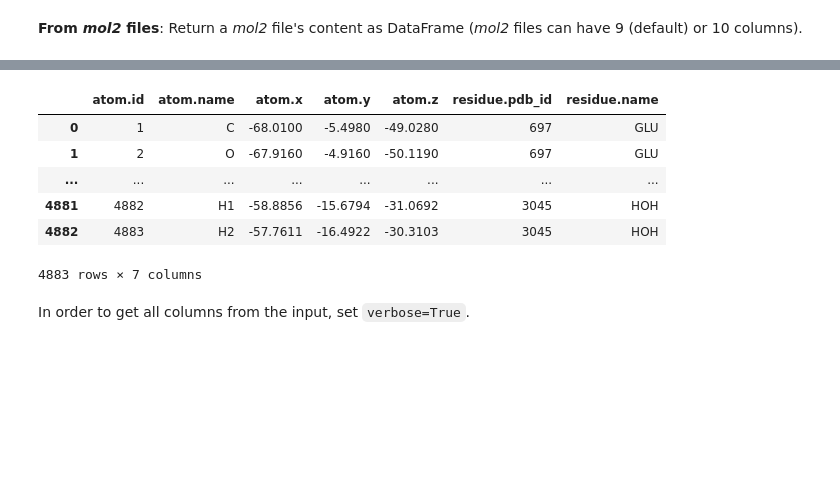
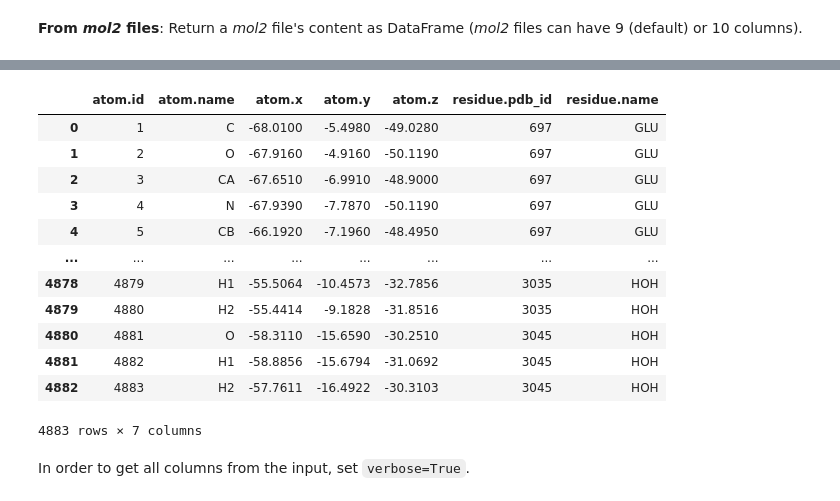
Before and after one commit to volkamerlab/opencadd, a Jupyter notebook: docs/tutorials/io.ipynb, the cells around one changed output, grey strips where cells are left out. Drawn from its saved outputs; the diff is of its cells as text; code cells hidden in the pictures; blank space fills up the shorter version.

```diff
--- a/docs/tutorials/io.ipynb
+++ b/docs/tutorials/io.ipynb
@@ -21,4 +20,2 @@ import pandas as pd
 from rdkit.Chem import Draw
 from rdkit.Chem.Draw import IPythonConsole
-# %%
-pd.set_option("display.max_rows", 5)
@@ -75,12 +72,18 @@ mol2_to_df.from_file(DATA_PATH / "2itz_chainA_protein.mol2")
 4881 rows × 7 columns
 # %%
 # Mol2 files with 9 columns
-mol2_to_df.from_file(DATA_PATH / "2itz_protein.mol2")
+oc.DataFrame.from_file(DATA_PATH / "2itz_protein.mol2")
 # %% [output]
 |  | atom.id | atom.name | atom.x | atom.y | atom.z | residue.pdb_id | residue.name |
 | 0 | 1 | C | -68.0100 | -5.4980 | -49.0280 | 697 | GLU |
 | 1 | 2 | O | -67.9160 | -4.9160 | -50.1190 | 697 | GLU |
+| 2 | 3 | CA | -67.6510 | -6.9910 | -48.9000 | 697 | GLU |
+| 3 | 4 | N | -67.9390 | -7.7870 | -50.1190 | 697 | GLU |
+| 4 | 5 | CB | -66.1920 | -7.1960 | -48.4950 | 697 | GLU |
 | ... | ... | ... | ... | ... | ... | ... | ... |
+| 4878 | 4879 | H1 | -55.5064 | -10.4573 | -32.7856 | 3035 | HOH |
+| 4879 | 4880 | H2 | -55.4414 | -9.1828 | -31.8516 | 3035 | HOH |
+| 4880 | 4881 | O | -58.3110 | -15.6590 | -30.2510 | 3045 | HOH |
 | 4881 | 4882 | H1 | -58.8856 | -15.6794 | -31.0692 | 3045 | HOH |
 | 4882 | 4883 | H2 | -57.7611 | -16.4922 | -30.3103 | 3045 | HOH |
 4883 rows × 7 columns
```
Also changed, not shown: parts of 24 cells of this notebook, 5 other files.
